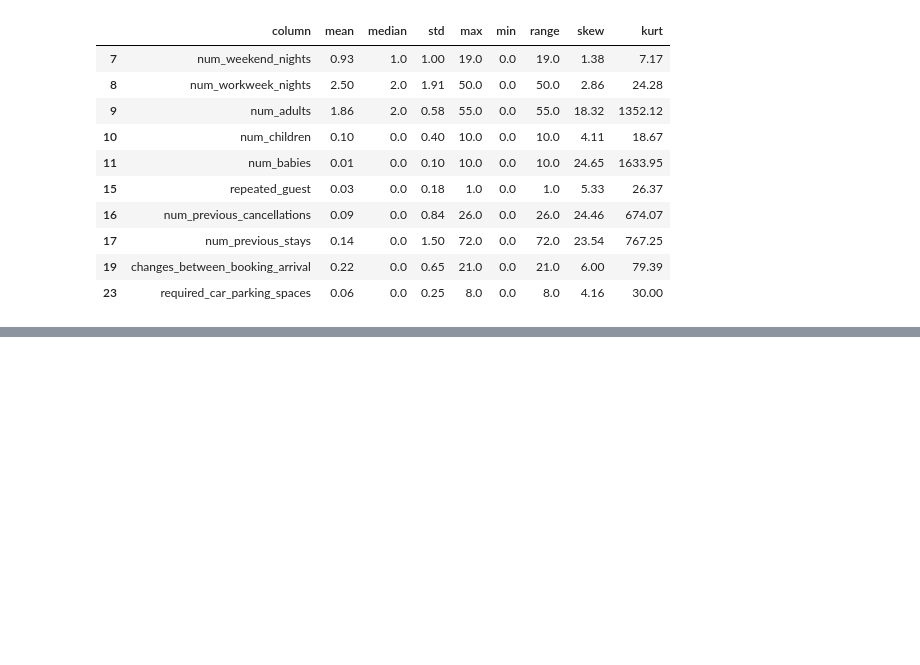
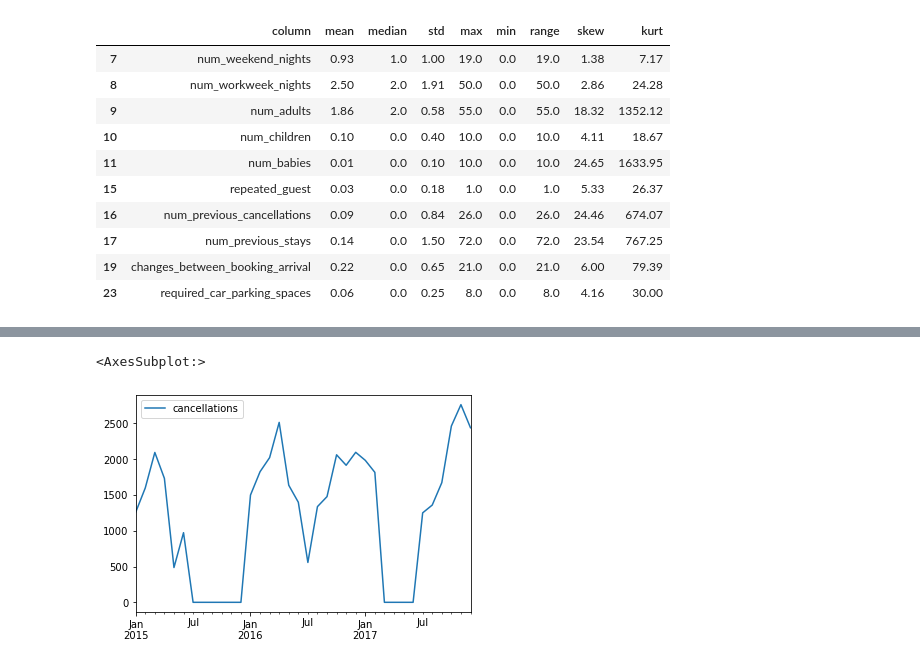
Before and after one commit to danieloda/cancellation_prediction, a Jupyter notebook: cancellation_prediction.ipynb, the cells around one changed output, grey strips where cells are left out. Drawn from its saved outputs; the diff is of its cells as text; code cells hidden in the pictures; blank space fills up the shorter version.

```diff
--- a/cancellation_prediction.ipynb
+++ b/cancellation_prediction.ipynb
@@ -186,3 +216,22 @@ fig.show()
+# %%
+ts_df = pd.DataFrame()
+index = list()
+n_cancellations = list()
+
+for year in np.sort(df["year_arrival_date"].unique()):
+    for month in np.sort(df["month_arrival_date"].unique()):
+        index.append(str(year)+"-"+str(month))
+        n_cancellations.append(df[(df["year_arrival_date"] == year) & (df["month_arrival_date"] == month)]["cancellation"].sum())
+
+ts_df.index = index
+ts_df["cancellations"] = n_cancellations
+ts_df.index = pd.to_datetime(ts_df.index)
+# %%
+ts_df.plot()
+# correlacao entre cancelamentos e numero de reservas
+# %% [output]
+<AxesSubplot:>
+[figure, added]
 # %%
 # CHURN
 
```
Also changed, not shown: parts of 7 cells of this notebook.
